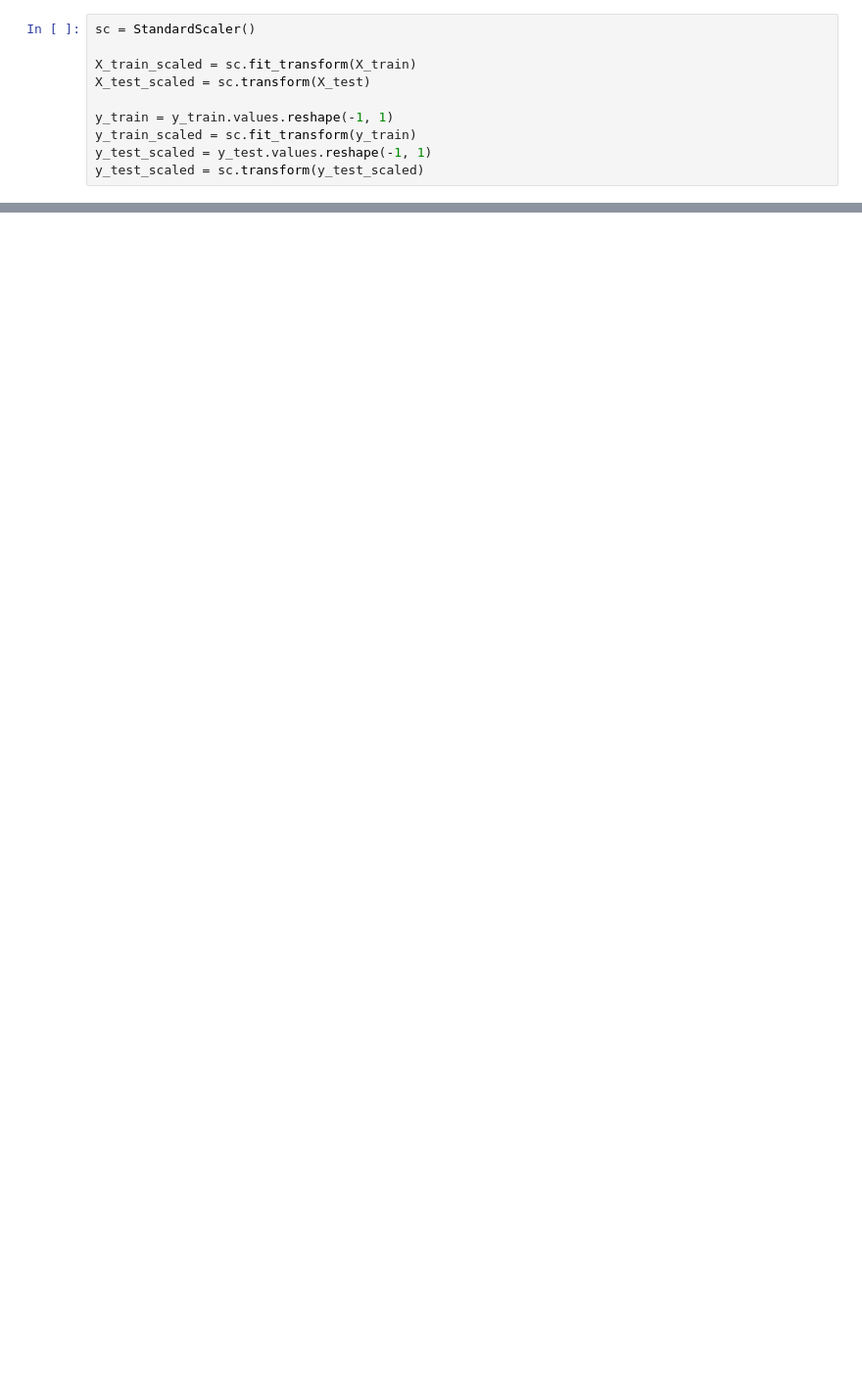
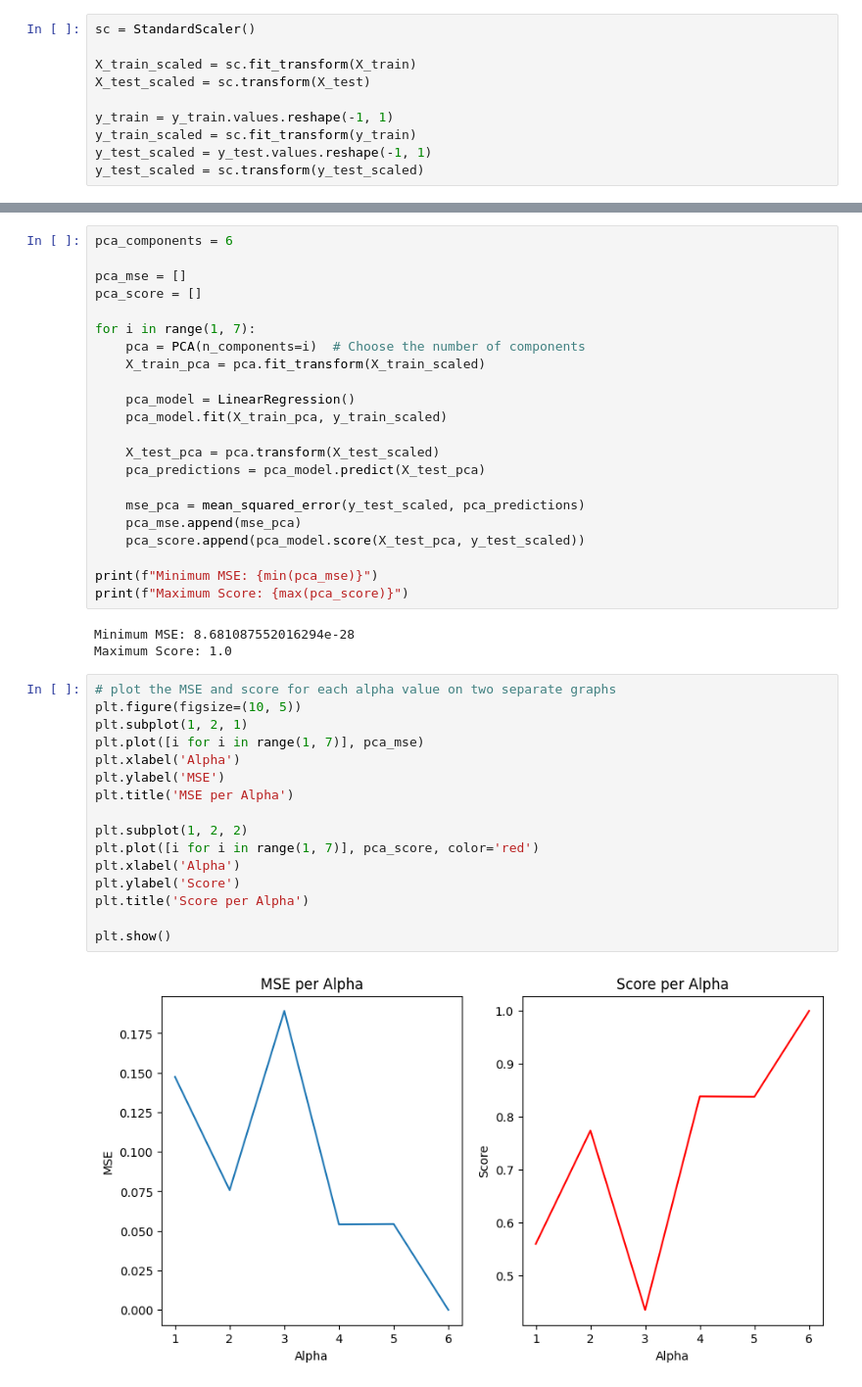
Before and after one commit to akshat1712/MA515_FDS_Project, a Jupyter notebook: Covid_Analysis.ipynb, the cells around one changed output, grey strips where cells are left out. Shown: that part at 98% size. Cells and saved outputs as stored; diff of their text form; blank space fills up the shorter version.

```diff
--- a/Covid_Analysis.ipynb
+++ b/Covid_Analysis.ipynb
@@ -103,0 +195,43 @@ model_pca.score(X_test_pca, y_test_scaled)
+# %%
+pca_components = 6
+
+pca_mse = []
+pca_score = []
+
+for i in range(1, 7):
+    pca = PCA(n_components=i)  # Choose the number of components
+    X_train_pca = pca.fit_transform(X_train_scaled)
+
+    pca_model = LinearRegression()
+    pca_model.fit(X_train_pca, y_train_scaled)
+
+    X_test_pca = pca.transform(X_test_scaled)
+    pca_predictions = pca_model.predict(X_test_pca)
+
+    mse_pca = mean_squared_error(y_test_scaled, pca_predictions)
+    pca_mse.append(mse_pca)
+    pca_score.append(pca_model.score(X_test_pca, y_test_scaled))
+
+print(f"Minimum MSE: {min(pca_mse)}")
+print(f"Maximum Score: {max(pca_score)}")
+# %% [output]
+Minimum MSE: 8.681087552016294e-28
+Maximum Score: 1.0
+# %%
+# plot the MSE and score for each alpha value on two separate graphs
+plt.figure(figsize=(10, 5))
+plt.subplot(1, 2, 1)
+plt.plot([i for i in range(1, 7)], pca_mse)
+plt.xlabel('Alpha')
+plt.ylabel('MSE')
+plt.title('MSE per Alpha')
+
+plt.subplot(1, 2, 2)
+plt.plot([i for i in range(1, 7)], pca_score, color='red')
+plt.xlabel('Alpha')
+plt.ylabel('Score')
+plt.title('Score per Alpha')
+
+plt.show()
+# %% [output]
+[figure, added]
```
Also changed, not shown: parts of 33 cells of this notebook, 2 other files.
